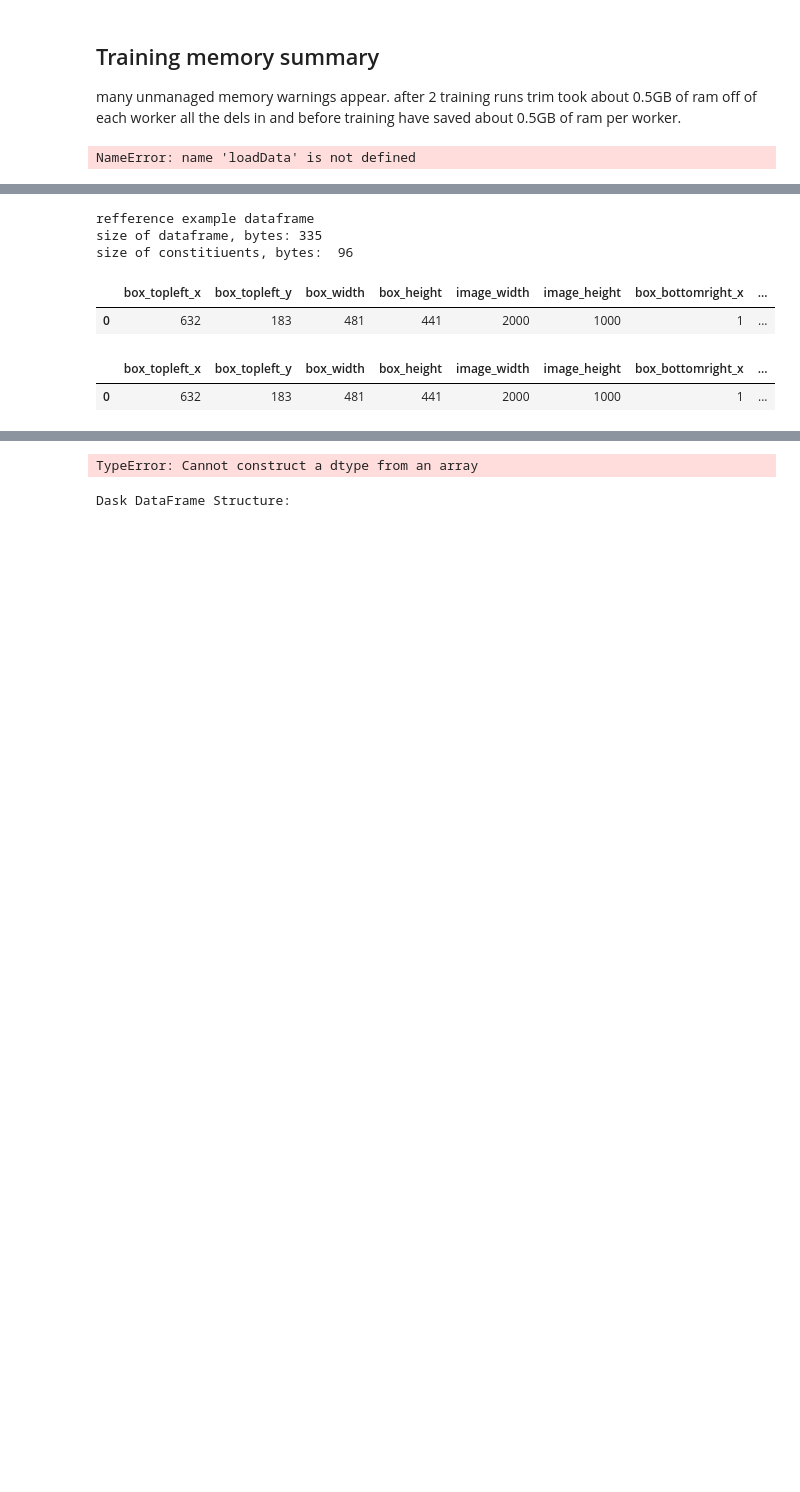
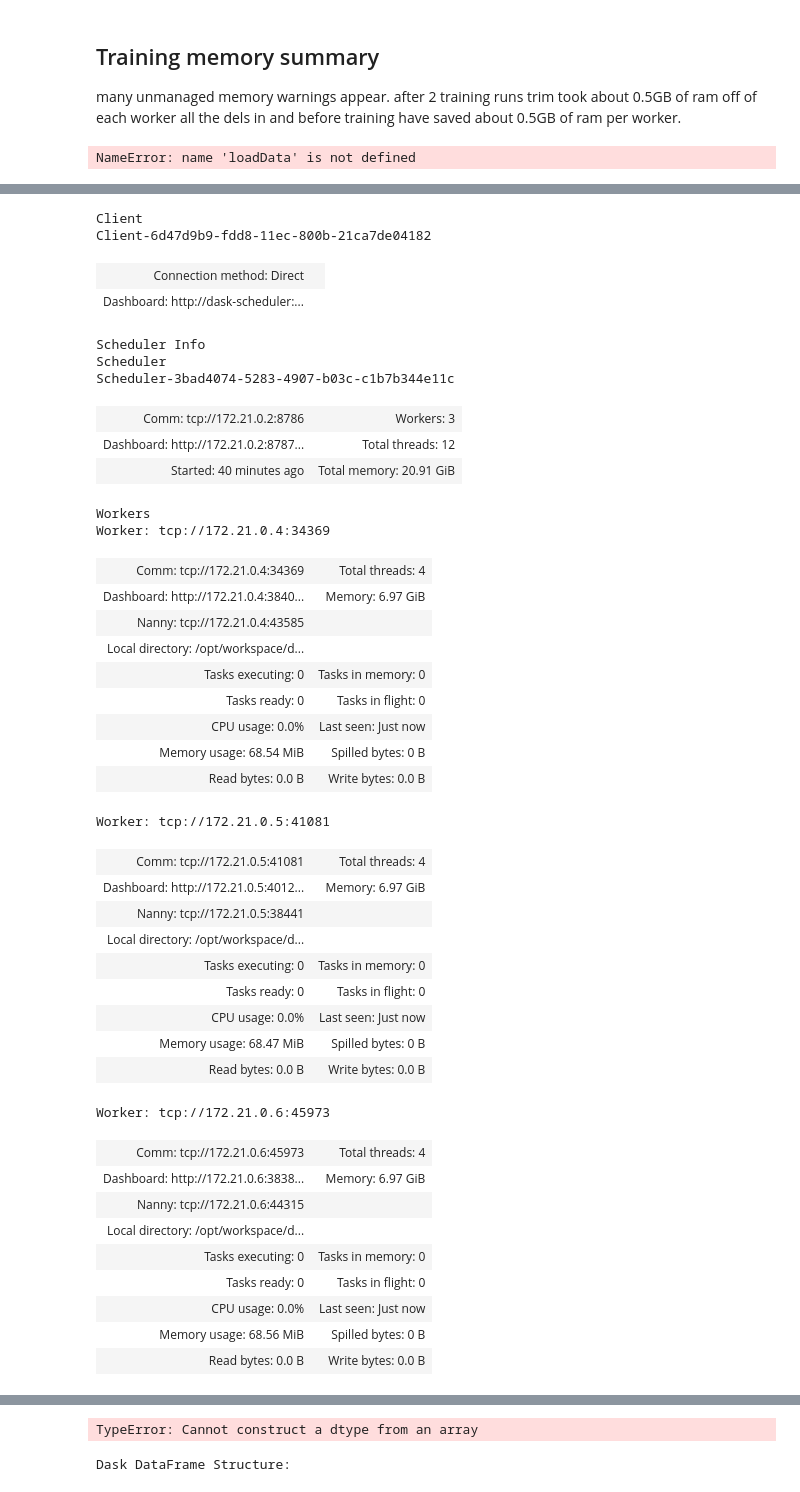
Before and after one commit to DanHarJor/MAPD-B, a Jupyter notebook: dask/notebooks/Daniel_array2.ipynb, the cells around one changed output, grey strips where cells are left out. Saved outputs shown, nothing was run; the diff lists cells and outputs as text; code cells hidden in the pictures; blank space fills up the shorter version.

```diff
--- a/dask/notebooks/Daniel_array2.ipynb
+++ b/dask/notebooks/Daniel_array2.ipynb
@@ -87,9 +87,9 @@ FileNotFoundError: [Errno 2] No such file or directory: '/root/daskShared_local/
 #!sudo apt install unzip
 # %%
 #run this cell to release the ram that the workers are hoarding.
-# import ctypes
-# def trim_memory() -> int:
-#     libc = ctypes.CDLL("libc.so.6")
-#     return libc.malloc_trim(0)
+import ctypes
+def trim_memory() -> int:
+    libc = ctypes.CDLL("libc.so.6")
+    return libc.malloc_trim(0)
 
-# client.run(trim_memory)
+client.run(trim_memory)
@@ -442,24 +474,47 @@ size of constitiuents, bytes: 1058846
-# %%
-print('refference example dataframe')
-t2 = pd.DataFrame({'a':[999999999],'b':[999999999],'c':[999999999]})
-print('size of dataframe, bytes:',t.__sizeof__())
-print('size of constitiuents, bytes: ',t2['a'][0].__sizeof__()+t2['b'][0].__sizeof__()+t2['c'][0].__sizeof__())
-# %% [output]
-refference example dataframe
-size of dataframe, bytes: 335
-size of constitiuents, bytes:  96
-# %%
-df, meta = loadData()
-df, meta = preamble(df, meta)
-meta['face_img'] = [np.ones((4,4))]
-display(meta)
-meta = meta.drop(['face_img'],axis = 1)
-meta
-# %% [output]
-|  | box_topleft_x | box_topleft_y | box_width | box_height | image_width | image_height | box_bottomright_x | ... |
-| 0 | 632 | 183 | 481 | 441 | 2000 | 1000 | 1 | ... |
-|  | box_topleft_x | box_topleft_y | box_width | box_height | image_width | image_height | box_bottomright_x | ... |
-| 0 | 632 | 183 | 481 | 441 | 2000 | 1000 | 1 | ... |
+# %%
+client.restart()
+# %% [output]
+Client
+Client-6d47d9b9-fdd8-11ec-800b-21ca7de04182
+| Connection method: Direct |  |
+| Dashboard: http://dask-scheduler:... |  |
+Scheduler Info
+Scheduler
+Scheduler-3bad4074-5283-4907-b03c-c1b7b344e11c
+| Comm: tcp://172.21.0.2:8786 | Workers: 3 |
+| Dashboard: http://172.21.0.2:8787... | Total threads: 12 |
+| Started: 40 minutes ago | Total memory: 20.91 GiB |
+Workers
+Worker: tcp://172.21.0.4:34369
+| Comm: tcp://172.21.0.4:34369 | Total threads: 4 |
+| Dashboard: http://172.21.0.4:3840... | Memory: 6.97 GiB |
+| Nanny: tcp://172.21.0.4:43585 |  |
+| Local directory: /opt/workspace/d... |  |
+| Tasks executing: 0 | Tasks in memory: 0 |
+| Tasks ready: 0 | Tasks in flight: 0 |
+| CPU usage: 0.0% | Last seen: Just now |
+| Memory usage: 68.54 MiB | Spilled bytes: 0 B |
+| Read bytes: 0.0 B | Write bytes: 0.0 B |
+Worker: tcp://172.21.0.5:41081
+| Comm: tcp://172.21.0.5:41081 | Total threads: 4 |
+| Dashboard: http://172.21.0.5:4012... | Memory: 6.97 GiB |
+| Nanny: tcp://172.21.0.5:38441 |  |
+| Local directory: /opt/workspace/d... |  |
+| Tasks executing: 0 | Tasks in memory: 0 |
+| Tasks ready: 0 | Tasks in flight: 0 |
+| CPU usage: 0.0% | Last seen: Just now |
+| Memory usage: 68.47 MiB | Spilled bytes: 0 B |
+| Read bytes: 0.0 B | Write bytes: 0.0 B |
+Worker: tcp://172.21.0.6:45973
+| Comm: tcp://172.21.0.6:45973 | Total threads: 4 |
+| Dashboard: http://172.21.0.6:3838... | Memory: 6.97 GiB |
+| Nanny: tcp://172.21.0.6:44315 |  |
+| Local directory: /opt/workspace/d... |  |
+| Tasks executing: 0 | Tasks in memory: 0 |
+| Tasks ready: 0 | Tasks in flight: 0 |
+| CPU usage: 0.0% | Last seen: Just now |
+| Memory usage: 68.56 MiB | Spilled bytes: 0 B |
+| Read bytes: 0.0 B | Write bytes: 0.0 B |
 # %%
 #make the g6.py file with everything the workers need
 #remove old file
```
Also changed, not shown: parts of 18 cells of this notebook.
